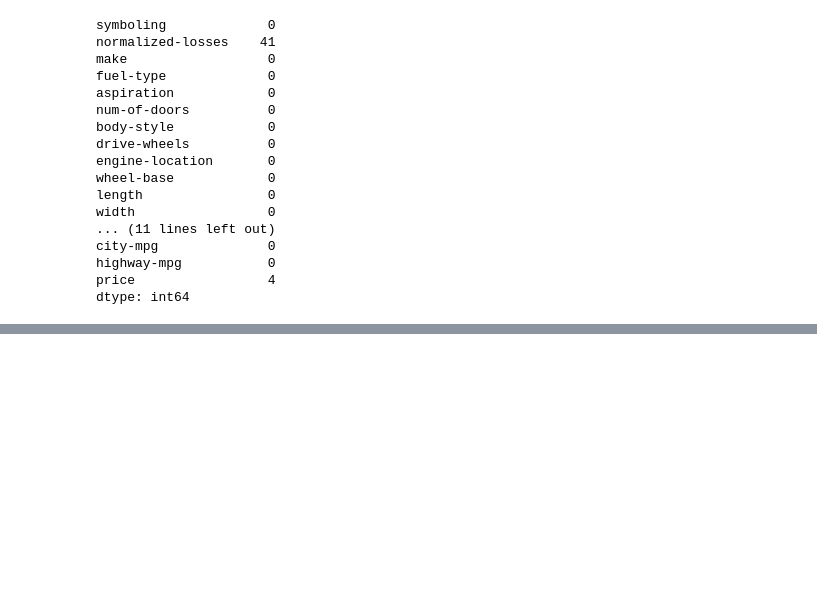
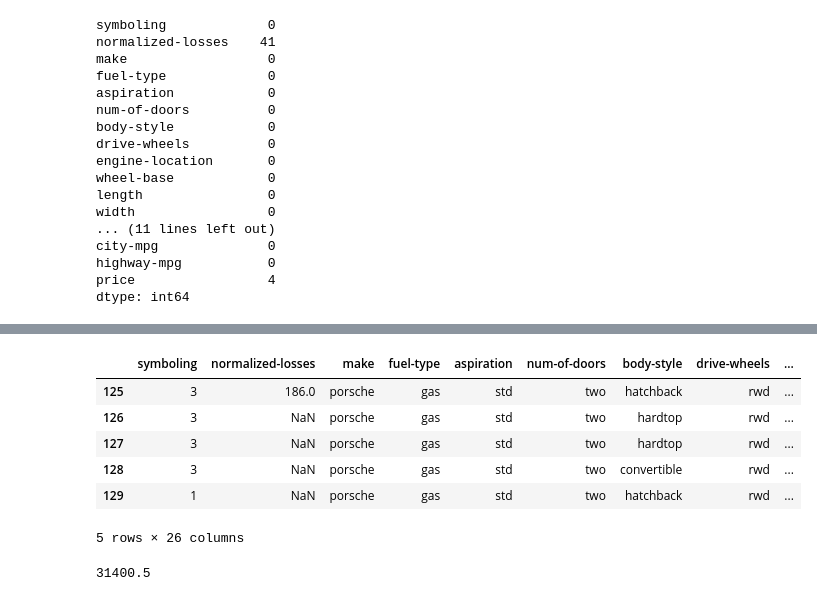
Before and after one commit to sateesh12/bin_utils, a Jupyter notebook: Automobile_EDA.ipynb, the cells around one changed output, grey strips where cells are left out. Saved outputs shown, nothing was run; the diff lists cells and outputs as text; code cells hidden in the pictures; blank space fills up the shorter version.

```diff
--- a/Automobile_EDA.ipynb
+++ b/Automobile_EDA.ipynb
@@ -121,0 +317,2 @@ dtype: int64
+# %%
+df2.loc[44:45,'price'] = df2[df2['make'] == 'isuzu'].mean()[15]
@@ -121,0 +329,17 @@ dtype: int64
+# %%
+#Now add the price of Porsche
+#Look for other Porsche prices
+df2[df2['make'] == 'porsche']
+# %% [output]
+|  | symboling | normalized-losses | make | fuel-type | aspiration | num-of-doors | body-style | drive-wheels | ... |
+| 125 | 3 | 186.0 | porsche | gas | std | two | hatchback | rwd | ... |
+| 126 | 3 | NaN | porsche | gas | std | two | hardtop | rwd | ... |
+| 127 | 3 | NaN | porsche | gas | std | two | hardtop | rwd | ... |
+| 128 | 3 | NaN | porsche | gas | std | two | convertible | rwd | ... |
+| 129 | 1 | NaN | porsche | gas | std | two | hatchback | rwd | ... |
+5 rows × 26 columns
+# %%
+# The porsche prices seem to be KWD and not in pounds, so best it to take average
+df2[df2['make'] == 'porsche'].mean()[15]
+# %% [output]
+31400.5
```
Also changed, not shown: parts of 23 cells of this notebook.
